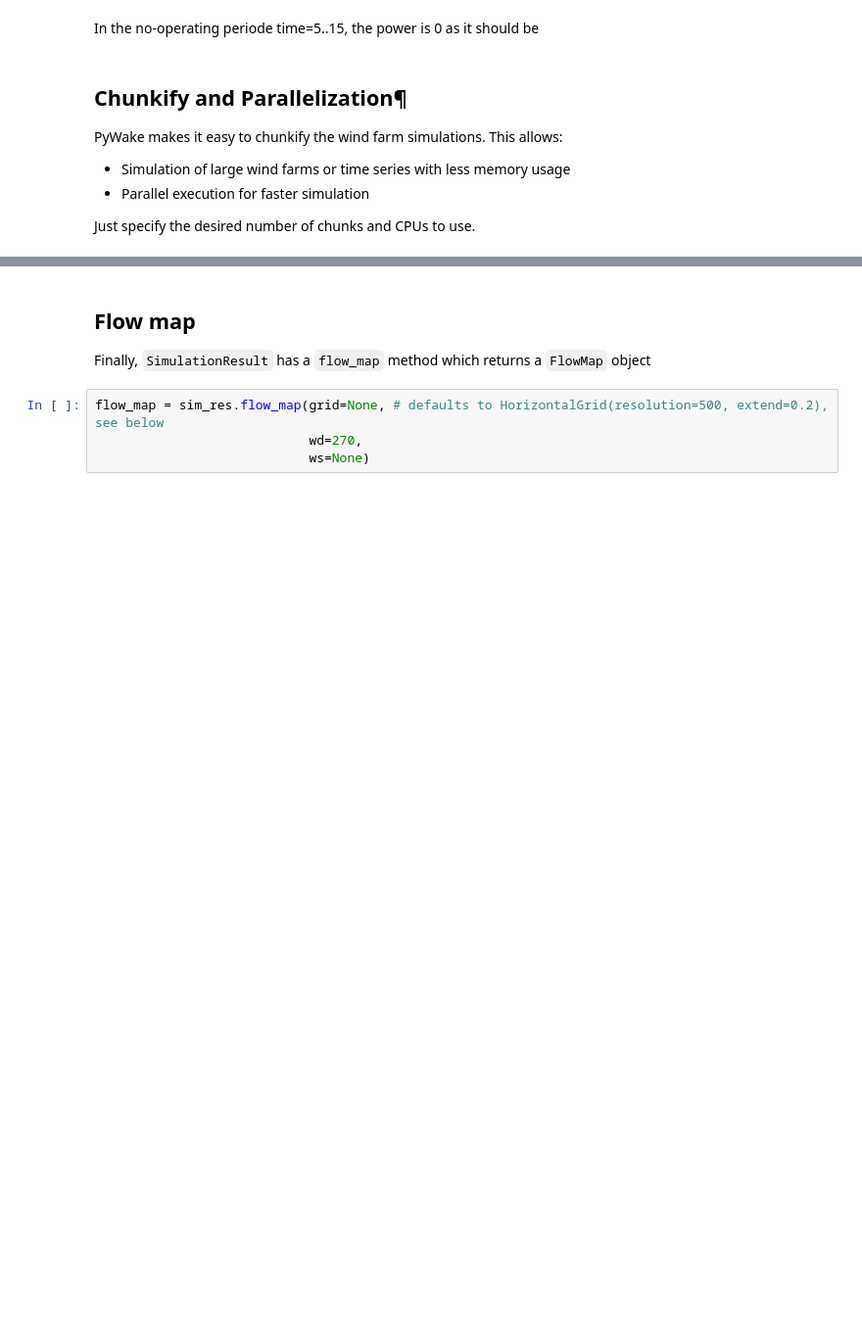
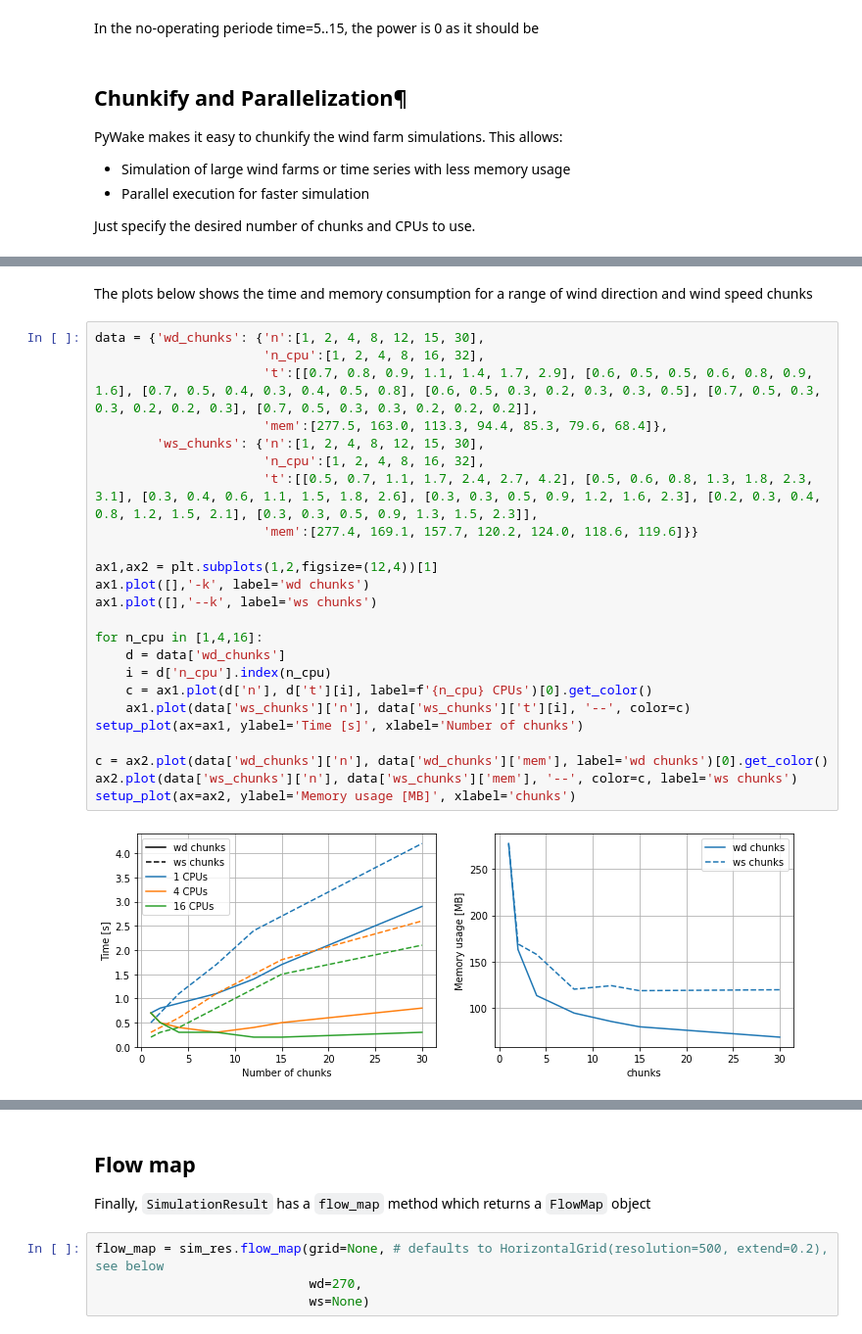
Before and after one commit to geoxiadis/smth, a Jupyter notebook: docs/notebooks/RunWindFarmSimulation.ipynb, the cells around one changed output, grey strips where cells are left out. Shown at 98% size. Drawn from its saved outputs; the diff is of its cells as text; blank space fills up the shorter version.

```diff
--- a/docs/notebooks/RunWindFarmSimulation.ipynb
+++ b/docs/notebooks/RunWindFarmSimulation.ipynb
@@ -265,0 +255,28 @@ Attributes:
+# %% [markdown]
+The plots below shows the time and memory consumption for a range of wind direction and wind speed chunks
+# %%
+data = {'wd_chunks': {'n':[1, 2, 4, 8, 12, 15, 30],
+                      'n_cpu':[1, 2, 4, 8, 16, 32],
+                      't':[[0.7, 0.8, 0.9, 1.1, 1.4, 1.7, 2.9], [0.6, 0.5, 0.5, 0.6, 0.8, 0.9, 1.6], [0.7, 0.5, 0.4, 0.3, 0.4, 0.5, 0.8], [0.6, 0.5, 0.3, 0.2, 0.3, 0.3, 0.5], [0.7, 0.5, 0.3, 0.3, 0.2, 0.2, 0.3], [0.7, 0.5, 0.3, 0.3, 0.2, 0.2, 0.2]],
+                      'mem':[277.5, 163.0, 113.3, 94.4, 85.3, 79.6, 68.4]},
+        'ws_chunks': {'n':[1, 2, 4, 8, 12, 15, 30],
+                      'n_cpu':[1, 2, 4, 8, 16, 32],
+                      't':[[0.5, 0.7, 1.1, 1.7, 2.4, 2.7, 4.2], [0.5, 0.6, 0.8, 1.3, 1.8, 2.3, 3.1], [0.3, 0.4, 0.6, 1.1, 1.5, 1.8, 2.6], [0.3, 0.3, 0.5, 0.9, 1.2, 1.6, 2.3], [0.2, 0.3, 0.4, 0.8, 1.2, 1.5, 2.1], [0.3, 0.3, 0.5, 0.9, 1.3, 1.5, 2.3]],
+                      'mem':[277.4, 169.1, 157.7, 120.2, 124.0, 118.6, 119.6]}}
+
+ax1,ax2 = plt.subplots(1,2,figsize=(12,4))[1]
+ax1.plot([],'-k', label='wd chunks')
+ax1.plot([],'--k', label='ws chunks')
+
+for n_cpu in [1,4,16]:
+    d = data['wd_chunks']
+    i = d['n_cpu'].index(n_cpu)
+    c = ax1.plot(d['n'], d['t'][i], label=f'{n_cpu} CPUs')[0].get_color()
+    ax1.plot(data['ws_chunks']['n'], data['ws_chunks']['t'][i], '--', color=c)
+setup_plot(ax=ax1, ylabel='Time [s]', xlabel='Number of chunks')
+
+c = ax2.plot(data['wd_chunks']['n'], data['wd_chunks']['mem'], label='wd chunks')[0].get_color()
+ax2.plot(data['ws_chunks']['n'], data['ws_chunks']['mem'], '--', color=c, label='ws chunks')
+setup_plot(ax=ax2, ylabel='Memory usage [MB]', xlabel='chunks')
+# %% [output]
+[figure, added]
```
Also changed, not shown: parts of 8 cells of this notebook, 8 other files.
